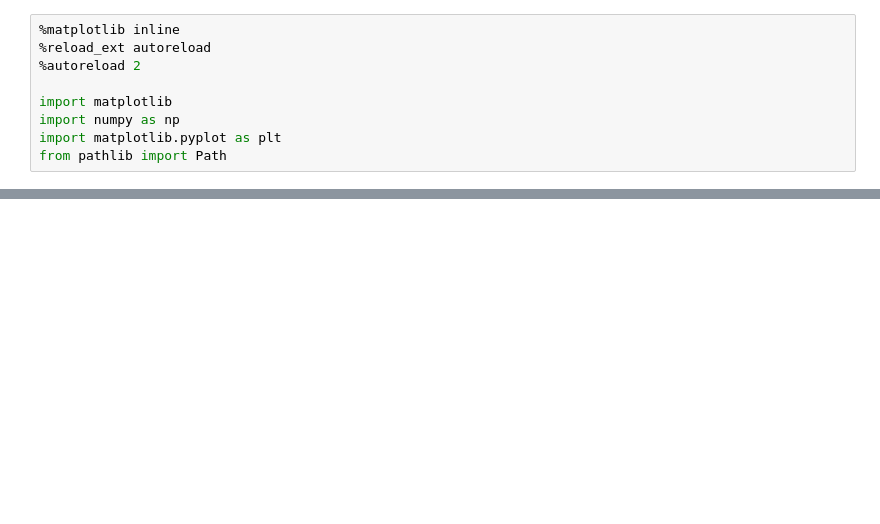
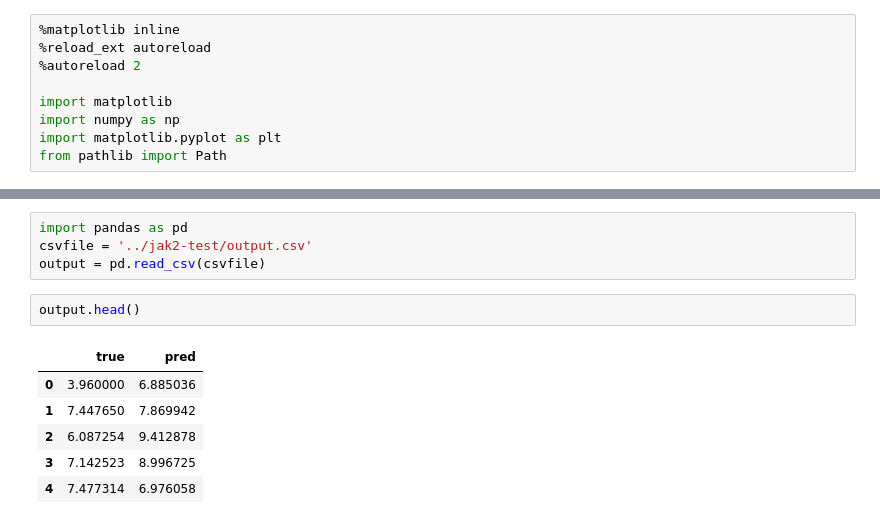
Before and after one commit to sunhwan/deep-bs, a Jupyter notebook: nbs/test.ipynb, the cells around one changed output, grey strips where cells are left out. Drawn from its saved outputs; the diff is of its cells as text; blank space fills up the shorter version.

```diff
--- a/nbs/test.ipynb
+++ b/nbs/test.ipynb
@@ -117,0 +135,13 @@ Text(0.5, 0, '-Log10(Kd)')
+# %%
+import pandas as pd
+csvfile = '../jak2-test/output.csv'
+output = pd.read_csv(csvfile)
+# %%
+output.head()
+# %% [output]
+|  | true | pred |
+| 0 | 3.960000 | 6.885036 |
+| 1 | 7.447650 | 7.869942 |
+| 2 | 6.087254 | 9.412878 |
+| 3 | 7.142523 | 8.996725 |
+| 4 | 7.477314 | 6.976058 |
```
Also changed, not shown: parts of 7 cells of this notebook, 11 other files.
